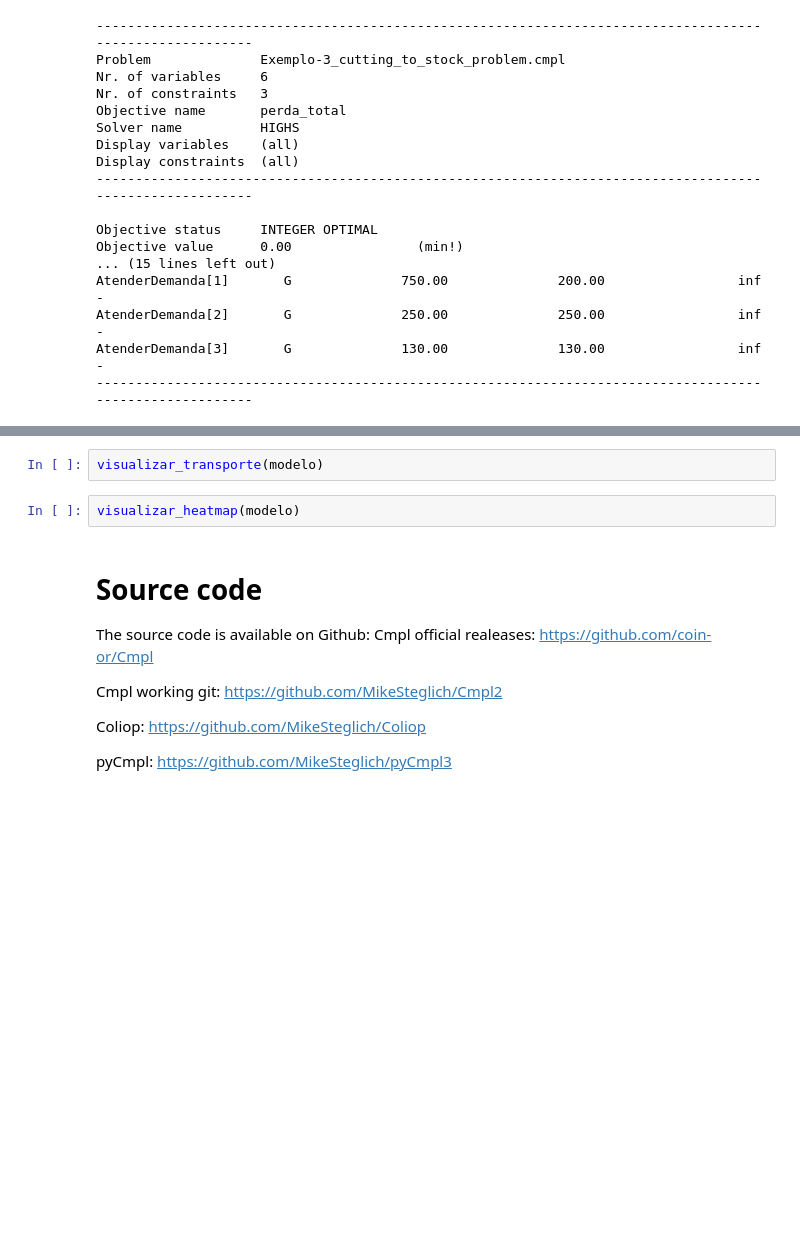
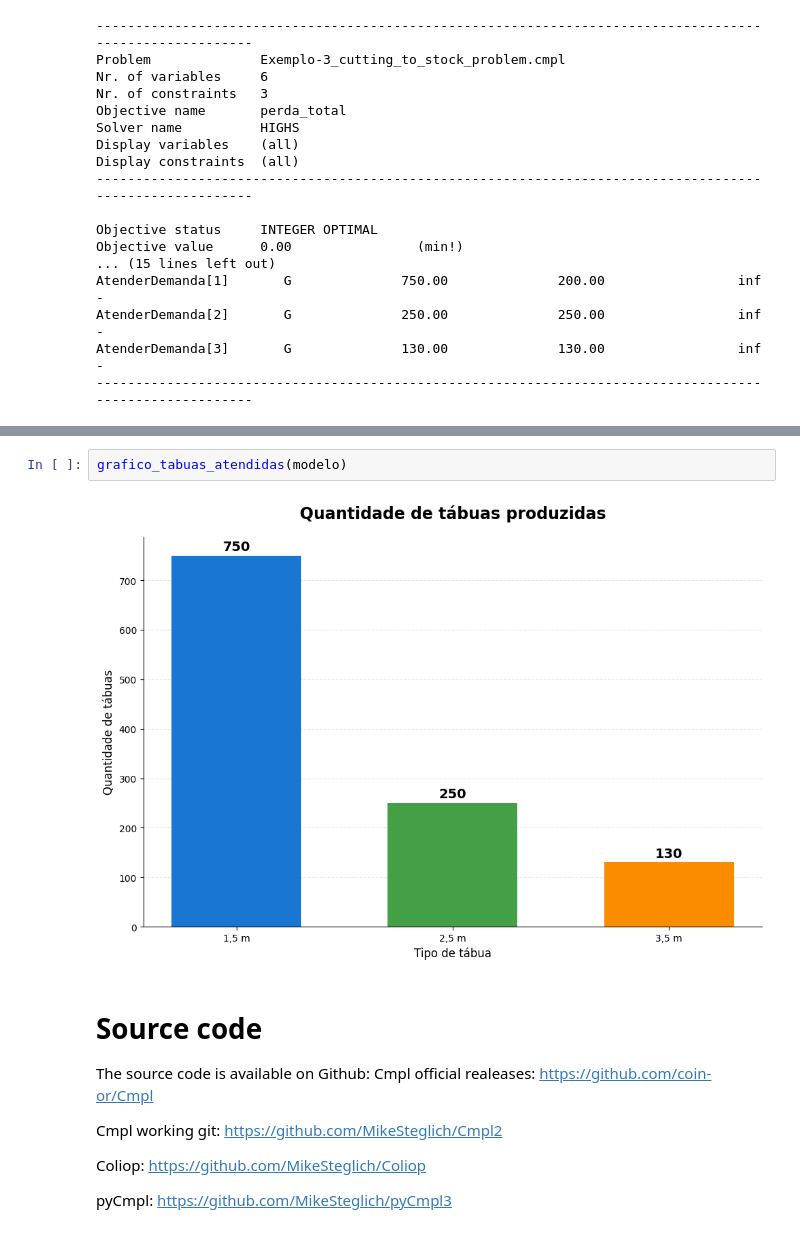
Before and after one commit to brenoassis32/GoogleColab-Coliop-CMPL, a Jupyter notebook: exemplos/Exemplo_3_cutting_to_stock_problem.ipynb, the cells around one changed output, grey strips where cells are left out. Saved outputs shown, nothing was run; the diff lists cells and outputs as text; blank space fills up the shorter version.

```diff
--- a/exemplos/Exemplo_3_cutting_to_stock_problem.ipynb
+++ b/exemplos/Exemplo_3_cutting_to_stock_problem.ipynb
@@ -853,7 +596,7 @@ def visualizar_heatmap(
 # %%
-visualizar_transporte(modelo)
+grafico_tabuas_atendidas(modelo)
+# %% [output]
+[figure, added]
-# %%
-visualizar_heatmap(modelo)
 # %% [markdown]
 # Source code
 
```
Also changed, not shown: parts of 3 cells of this notebook.
